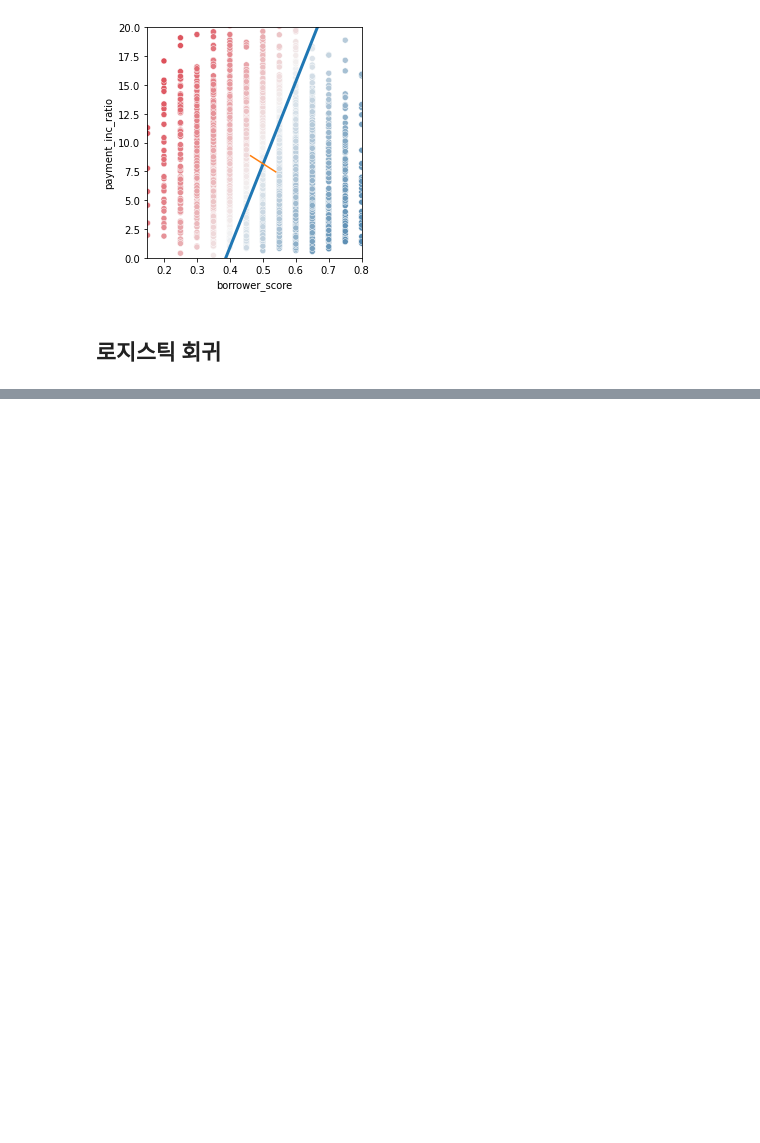
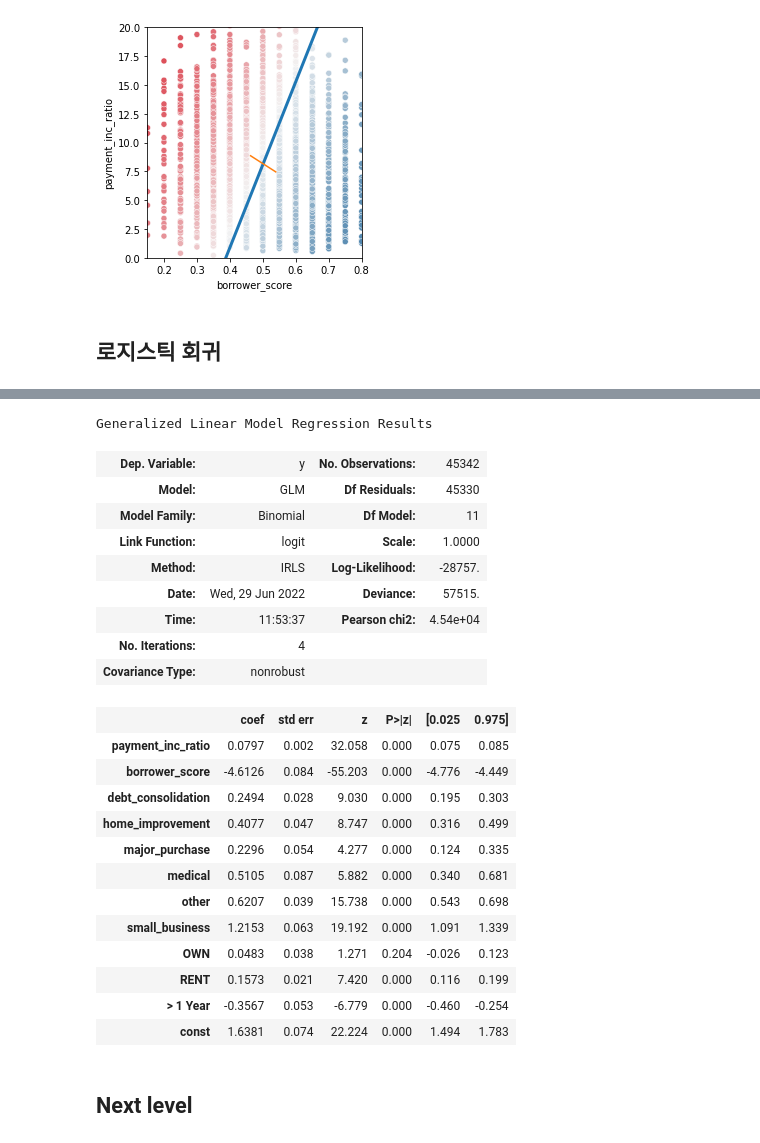
Before and after one commit to Je-Hyeon/My_Study_Materials2021, a Jupyter notebook: 데사통계정리.ipynb, the cells around one changed output, grey strips where cells are left out. Cells and saved outputs as stored; diff of their text form; code cells hidden in the pictures; blank space fills up the shorter version.

```diff
--- a/데사통계정리.ipynb
+++ b/데사통계정리.ipynb
@@ -1709,0 +1727,8 @@ plt.tight_layout();
+# %%
+loan_data = pd.read_csv('/content/drive/MyDrive/독학/Practical statistics/data/loan_data.csv.gz')
+
+# predictors로 outcome 예측을 수행할 거임
+predictors = ['payment_inc_ratio', 'purpose_', 'home_', 'emp_len_', 'borrower_score']
+outcome = 'outcome'
+
+loan_data[predictors]
@@ -1709,0 +1841,45 @@ plt.tight_layout();
+# %%
+# 스텟모델을 사용한 로지스틱
+
+import statsmodels.api as sm
+
+predictors = ['payment_inc_ratio', 'purpose_', 'home_', 'emp_len_', 'borrower_score']
+outcome = 'outcome'
+
+X = pd.get_dummies(loan_data[predictors], prefix='', prefix_sep='', drop_first=True)
+y = loan_data[outcome]
+
+# 로지스틱: 종속변수를 수치형 이진변수로 변경해야함 -> replace 써도 안되나?
+# (replace는 원본도 바뀌나? -> Nope, inplace = True 줘야함) -> replace 써도 되겠군
+
+y_numbers = [1 if yi == 'default' else 0 for yi in y]
+logit_reg_sm = sm.GLM(y_numbers, X.assign(const=1), family=sm.families.Binomial())
+
+logit_result = logit_reg_sm.fit()
+logit_result.summary()
+# %% [output]
+Generalized Linear Model Regression Results
+| Dep. Variable: | y | No. Observations: | 45342 |
+| Model: | GLM | Df Residuals: | 45330 |
+| Model Family: | Binomial | Df Model: | 11 |
+| Link Function: | logit | Scale: | 1.0000 |
+| Method: | IRLS | Log-Likelihood: | -28757. |
+| Date: | Wed, 29 Jun 2022 | Deviance: | 57515. |
+| Time: | 11:53:37 | Pearson chi2: | 4.54e+04 |
+| No. Iterations: | 4 |  |  |
+| Covariance Type: | nonrobust |  |  |
+|  | coef | std err | z | P>|z| | [0.025 | 0.975] |
+| payment_inc_ratio | 0.0797 | 0.002 | 32.058 | 0.000 | 0.075 | 0.085 |
+| borrower_score | -4.6126 | 0.084 | -55.203 | 0.000 | -4.776 | -4.449 |
+| debt_consolidation | 0.2494 | 0.028 | 9.030 | 0.000 | 0.195 | 0.303 |
+| home_improvement | 0.4077 | 0.047 | 8.747 | 0.000 | 0.316 | 0.499 |
+| major_purchase | 0.2296 | 0.054 | 4.277 | 0.000 | 0.124 | 0.335 |
+| medical | 0.5105 | 0.087 | 5.882 | 0.000 | 0.340 | 0.681 |
+| other | 0.6207 | 0.039 | 15.738 | 0.000 | 0.543 | 0.698 |
+| small_business | 1.2153 | 0.063 | 19.192 | 0.000 | 1.091 | 1.339 |
+| OWN | 0.0483 | 0.038 | 1.271 | 0.204 | -0.026 | 0.123 |
+| RENT | 0.1573 | 0.021 | 7.420 | 0.000 | 0.116 | 0.199 |
+| > 1 Year | -0.3567 | 0.053 | -6.779 | 0.000 | -0.460 | -0.254 |
+| const | 1.6381 | 0.074 | 22.224 | 0.000 | 1.494 | 1.783 |
+# %% [markdown]
+## Next level
```
Also changed, not shown: parts of 13 cells of this notebook.
